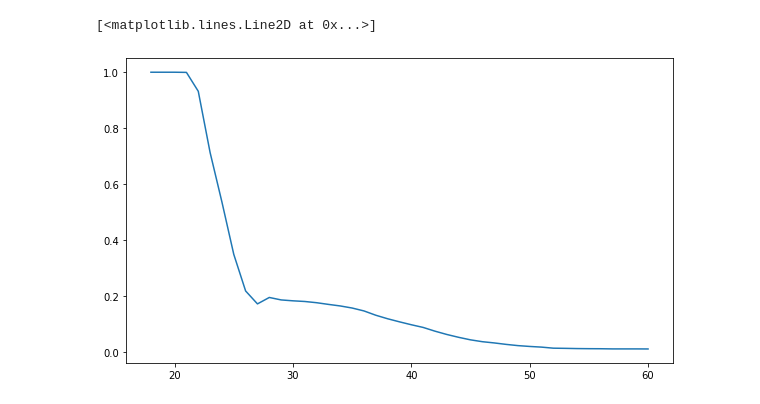
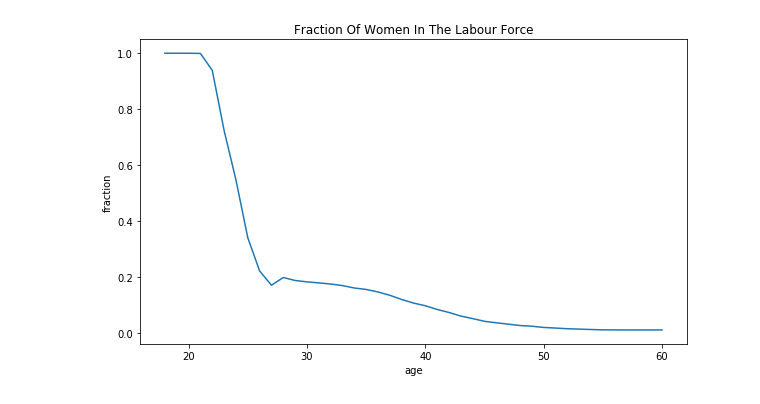
Before and after one commit to JakartaLaw/speciale, a Jupyter notebook: src/DQI model1 optimal theta simulations.ipynb, the cells around one changed output. Saved outputs shown, nothing was run; the diff lists cells and outputs as text; code cells hidden in the pictures.

Commit message:
added new figures for estimation

```diff
--- a/src/DQI model1 optimal theta simulations.ipynb
+++ b/src/DQI model1 optimal theta simulations.ipynb
@@ -35,7 +36,10 @@ f.savefig("..//figures//dgi_estimation")
 # %%
 f, ax = plt.subplots(1,1, figsize=FIGSIZE)
 women_frac = df_action.drop('episode',axis=1).loc[df_action['actions'] > 0].groupby('Q').count() / 5000
 ax.plot(women_frac)
+ax.set_title("Fraction Of Women In The Labour Force")
+ax.set_ylabel('fraction')
+ax.set_xlabel('age')
+f.savefig('..//figures//dqi_model1_women_in_labour_force_fraction.png')
 # %% [output]
-[<matplotlib.lines.Line2D at 0x...>]
-[figure, old version]
+[figure, new version]
```
Also changed, not shown: parts of 23 cells of this notebook, 8 other files.
